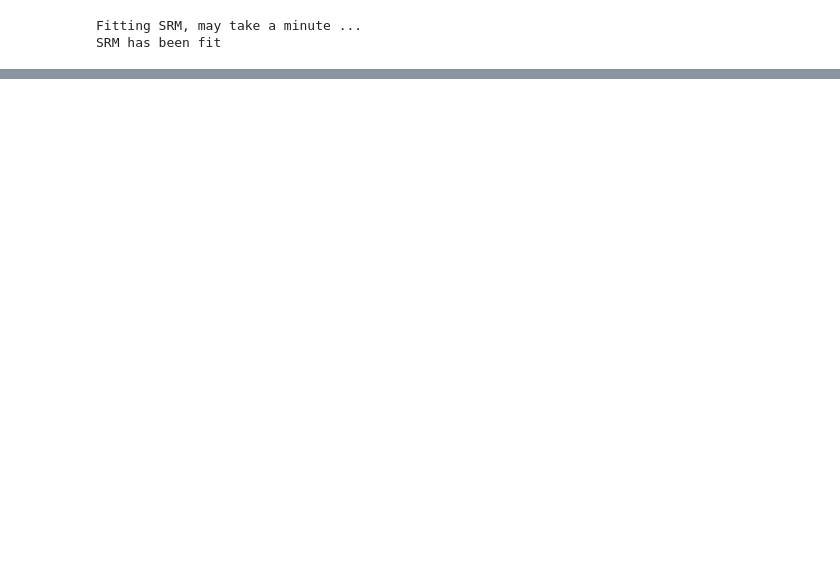
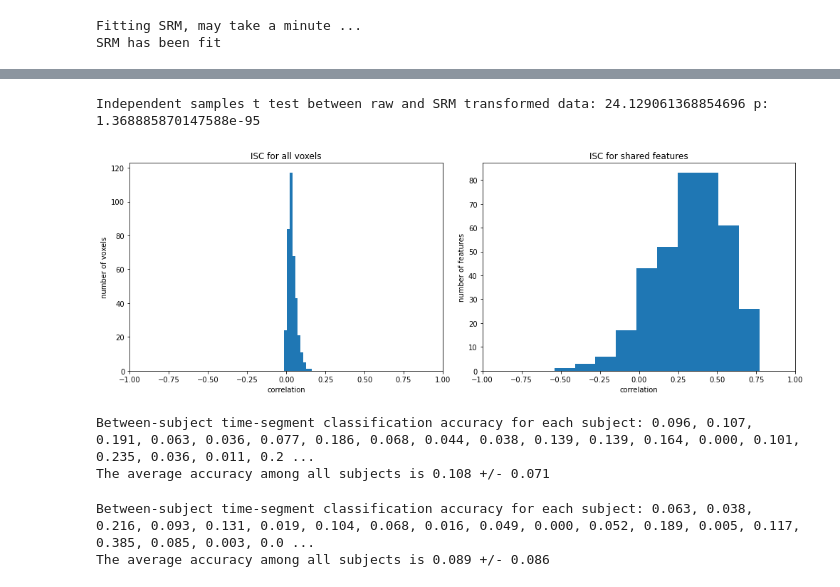
Before and after one commit to vayzenb/ginn, a Jupyter notebook: fmri/run_srm.ipynb, the cells around one changed output, grey strips where cells are left out. Cells and saved outputs as stored; diff of their text form; code cells hidden in the pictures; blank space fills up the shorter version.

```diff
--- a/fmri/run_srm.ipynb
+++ b/fmri/run_srm.ipynb
@@ -211,3 +220,44 @@ shared_test = srm.transform(test_data)
 # Zscore the transformed test data
 for subject in range(0, all_data.shape[2]):
     shared_test[subject] = stats.zscore(shared_test[subject], axis=1, ddof=1)
+# %%
+# Reorganize the data back into an appropriate space for ISC
+raw_obj = np.zeros((test_data[0].shape[0], test_data[0].shape[1], len(test_data)))
+for ppt in range(len(test_data)):
+    raw_obj[:, :, ppt] = test_data[ppt]
+
+# Perform ISC on all participants, collapsing across participants
+corr_raw = isc(raw_obj, summary_statistic='mean')
+corr_raw = np.nan_to_num(corr_raw)
+
+# Reorganize the SRM transformed data back into an appropriate space for ISC
+shared_obj = np.zeros((shared_test[0].shape[0], shared_test[0].shape[1], len(test_data)))
+for ppt in range(len(test_data)):
+    shared_obj[:, :, ppt] = shared_test[ppt]
+
+# Perform ISC on all participants, collapsing across participants
+corr_shared = isc(shared_obj, summary_statistic='mean')
+corr_shared = np.nan_to_num(corr_shared)
+# %%
+plt.figure(figsize=(14,5))
+plt.subplot(1, 2, 1)
+plt.title('ISC for all voxels')
+plt.hist(corr_raw);
+plt.xlabel('correlation')
+plt.ylabel('number of voxels')
+plt.xlim([-1, 1]);
+
+plt.subplot(1, 2, 2)
+plt.title('ISC for shared features')
+plt.hist(corr_shared);
+plt.xlabel('correlation')
+plt.ylabel('number of features')
+plt.xlim([-1, 1])
+
+plt.tight_layout()
+
+tstat = stats.ttest_ind(np.arctanh(corr_shared), np.arctanh(corr_raw))
+print('Independent samples t test between raw and SRM transformed data:', tstat.statistic, 'p:', tstat.pvalue)
+# %% [output]
+Independent samples t test between raw and SRM transformed data: 24.129061368854696 p: 1.368885870147588e-95
+[figure, added]
@@ -213,0 +322,13 @@ for subject in range(0, all_data.shape[2]):
+# %%
+# Time-segment classification on anatomically-aligned data
+win_size = 10
+acc_anat_test, chance = time_segment_classification(test_data, win_size=win_size)
+# %% [output]
+Between-subject time-segment classification accuracy for each subject: 0.096, 0.107, 0.191, 0.063, 0.036, 0.077, 0.186, 0.068, 0.044, 0.038, 0.139, 0.139, 0.164, 0.000, 0.101, 0.235, 0.036, 0.011, 0.2 ...
+The average accuracy among all subjects is 0.108 +/- 0.071
+# %%
+# Time-segment classification on SRM data
+acc_shared_test, chance = time_segment_classification(test_shared, win_size=win_size)
+# %% [output]
+Between-subject time-segment classification accuracy for each subject: 0.063, 0.038, 0.216, 0.093, 0.131, 0.019, 0.104, 0.068, 0.016, 0.049, 0.000, 0.052, 0.189, 0.005, 0.117, 0.385, 0.085, 0.003, 0.0 ...
+The average accuracy among all subjects is 0.089 +/- 0.086
```
Also changed, not shown: parts of 14 cells of this notebook, 5 other files.
